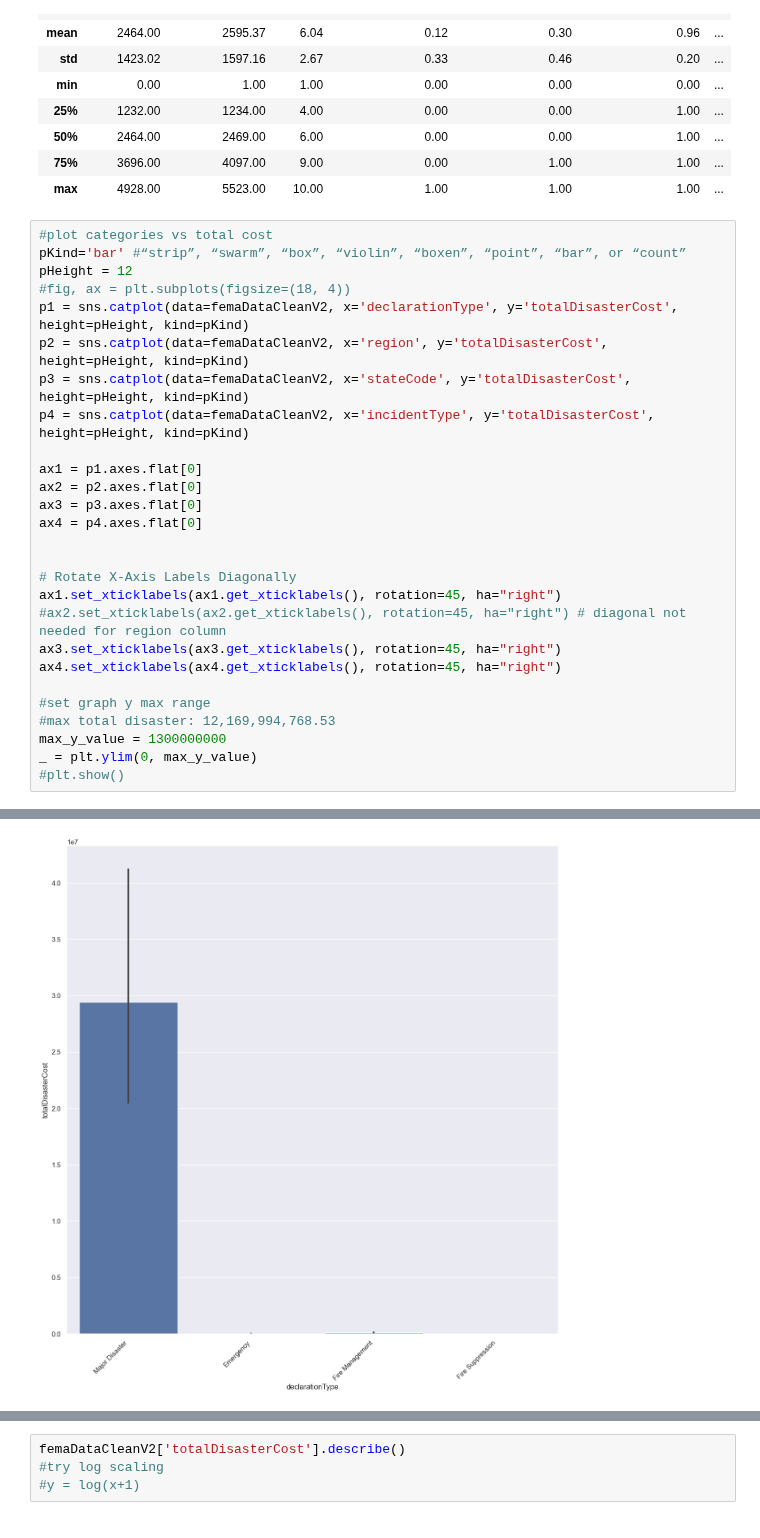
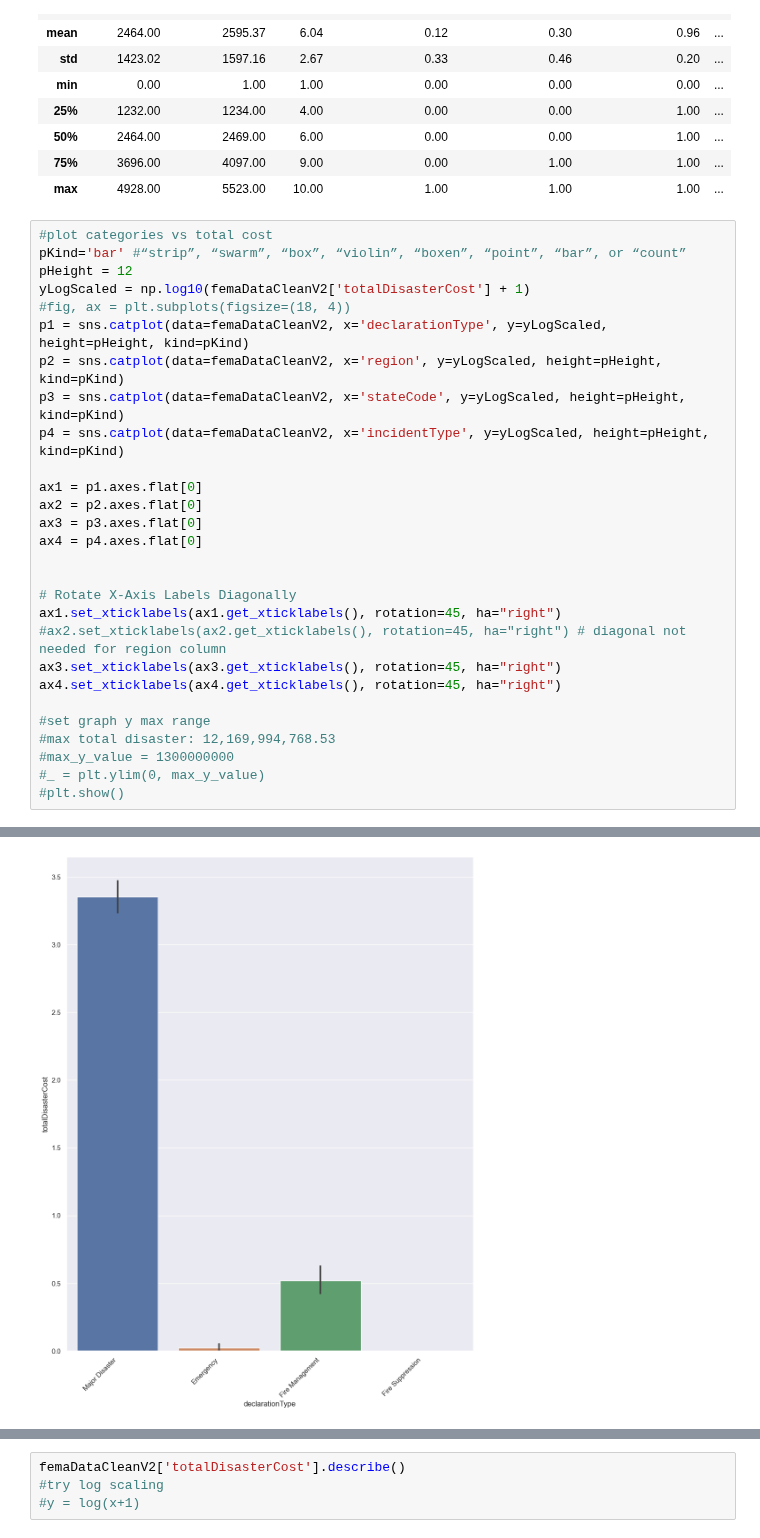
Before and after one commit to mdgarber/FEMADisasterCostForecasting, a Jupyter notebook: femadisastercostforecasting/notebooks/FEMA-EDA.ipynb, the cells around one changed output, grey strips where cells are left out. Saved outputs shown, nothing was run; the diff lists cells and outputs as text.

Commit message:
log scaling for y axis on totalcost graphs

```diff
--- a/femadisastercostforecasting/notebooks/FEMA-EDA.ipynb
+++ b/femadisastercostforecasting/notebooks/FEMA-EDA.ipynb
@@ -303,11 +304,12 @@ femaDataCleanV2.describe()
 #plot categories vs total cost
 pKind='bar' #“strip”, “swarm”, “box”, “violin”, “boxen”, “point”, “bar”, or “count”
 pHeight = 12
+yLogScaled = np.log10(femaDataCleanV2['totalDisasterCost'] + 1)
 #fig, ax = plt.subplots(figsize=(18, 4))
-p1 = sns.catplot(data=femaDataCleanV2, x='declarationType', y='totalDisasterCost', height=pHeight, kind=pKind)
-p2 = sns.catplot(data=femaDataCleanV2, x='region', y='totalDisasterCost', height=pHeight, kind=pKind)
-p3 = sns.catplot(data=femaDataCleanV2, x='stateCode', y='totalDisasterCost', height=pHeight, kind=pKind)
-p4 = sns.catplot(data=femaDataCleanV2, x='incidentType', y='totalDisasterCost', height=pHeight, kind=pKind)
+p1 = sns.catplot(data=femaDataCleanV2, x='declarationType', y=yLogScaled, height=pHeight, kind=pKind)
+p2 = sns.catplot(data=femaDataCleanV2, x='region', y=yLogScaled, height=pHeight, kind=pKind)
+p3 = sns.catplot(data=femaDataCleanV2, x='stateCode', y=yLogScaled, height=pHeight, kind=pKind)
+p4 = sns.catplot(data=femaDataCleanV2, x='incidentType', y=yLogScaled, height=pHeight, kind=pKind)
 
 ax1 = p1.axes.flat[0]
 ax2 = p2.axes.flat[0]
@@ -323,7 +325,7 @@ ax4.set_xticklabels(ax4.get_xticklabels(), rotation=45, ha="right")
 
 #set graph y max range
 #max total disaster: 12,169,994,768.53
-max_y_value = 1300000000
-_ = plt.ylim(0, max_y_value)
+#max_y_value = 1300000000
+#_ = plt.ylim(0, max_y_value)
 #plt.show()
 # %% [output]
@@ -330 +349 @@ _ = plt.ylim(0, max_y_value)
-[figure, old version]
+[figure, new version]
```
Also changed, not shown: parts of 3 cells of this notebook.
